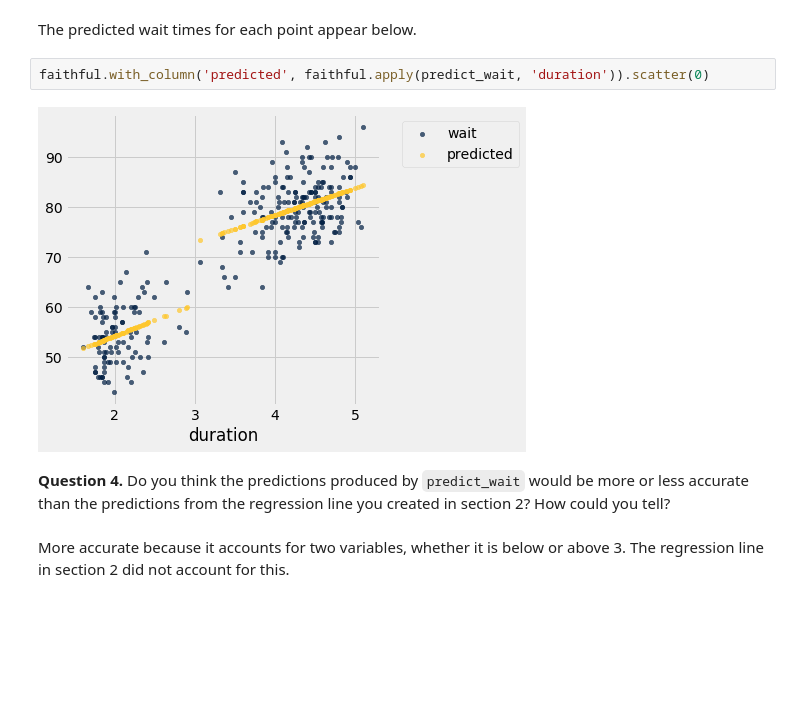
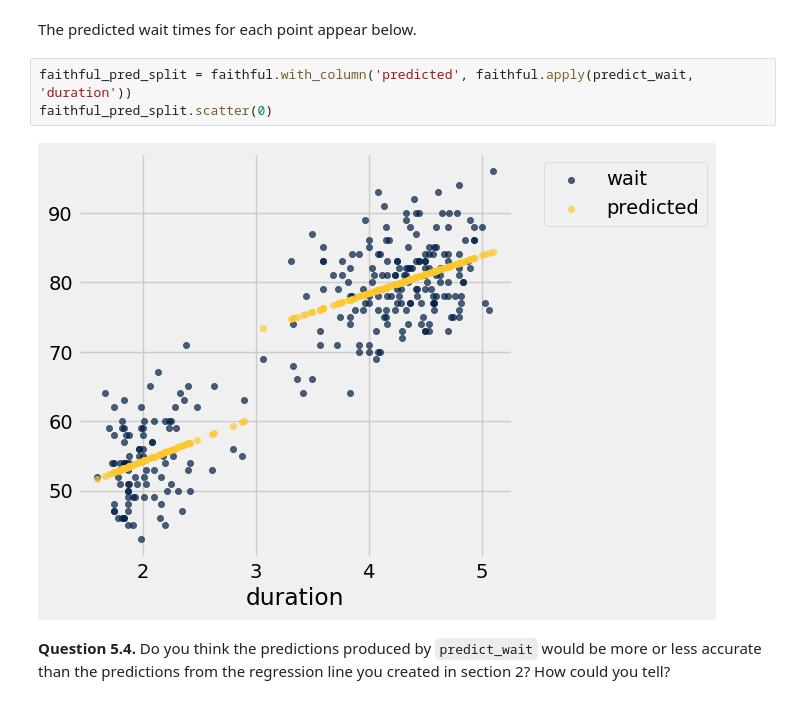
Before and after one commit to nvtqx1/DS, a Jupyter notebook: lab09.ipynb, the cells around one changed output. Drawn from its saved outputs; the diff is of its cells as text; blank space fills up the shorter version.

```diff
--- a/lab09.ipynb
+++ b/lab09.ipynb
@@ -626,10 +447,11 @@ Test summary
 # %% [markdown]
 The predicted wait times for each point appear below.
 # %%
-faithful.with_column('predicted', faithful.apply(predict_wait, 'duration')).scatter(0)
+faithful_pred_split = faithful.with_column('predicted', faithful.apply(predict_wait, 'duration'))
+faithful_pred_split.scatter(0)
 # %% [output]
-[figure, old version]
+[figure, new version]
 # %% [markdown]
-**Question 4.** Do you think the predictions produced by `predict_wait` would be more or less accurate than the predictions from the regression line you created in section 2? How could you tell?
+<!-- BEGIN QUESTION -->
+
+**Question 5.4.** Do you think the predictions produced by `predict_wait` would be more or less accurate than the predictions from the regression line you created in section 2? How could you tell?
-# %% [markdown]
-More accurate because it accounts for two variables, whether it is below or above 3. The regression line in section 2 did not account for this.
```
Also changed, not shown: parts of 74 cells of this notebook, 24 other files.
